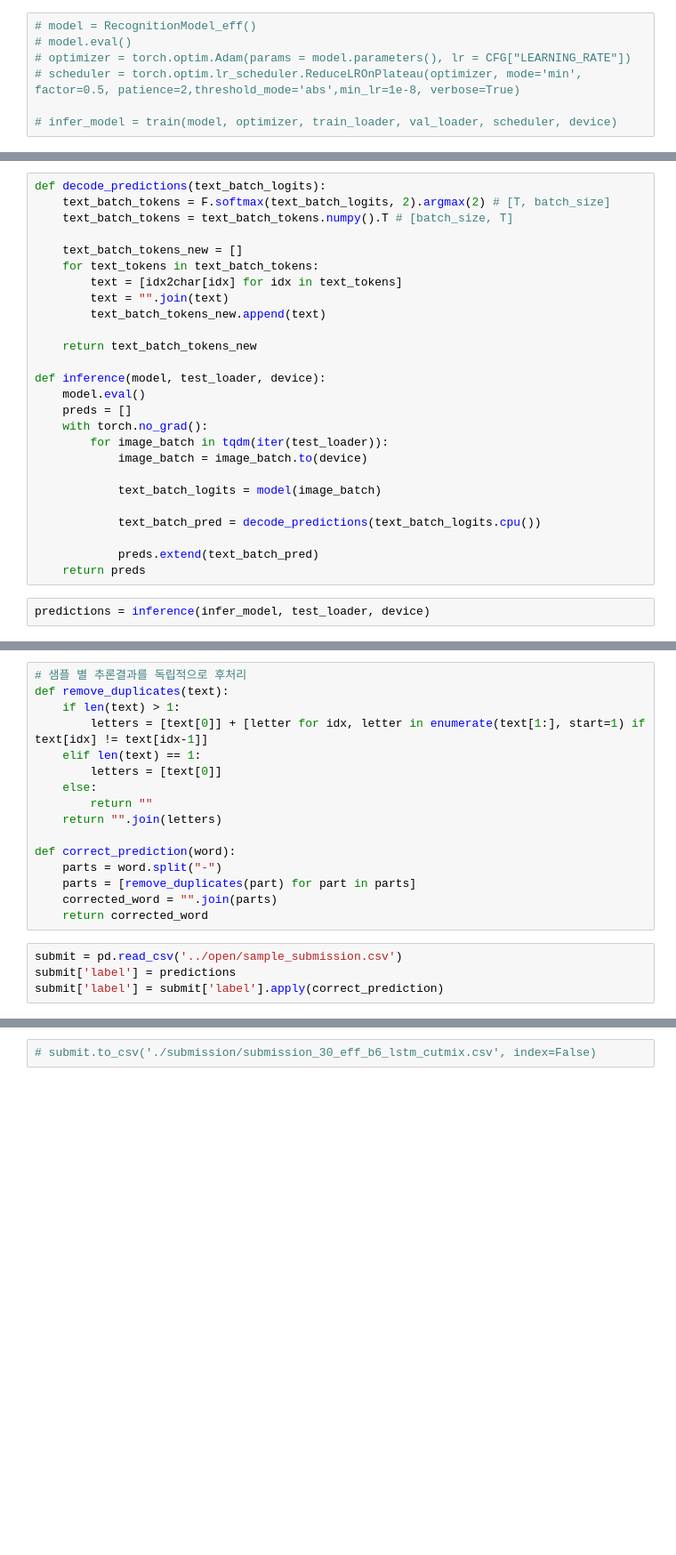
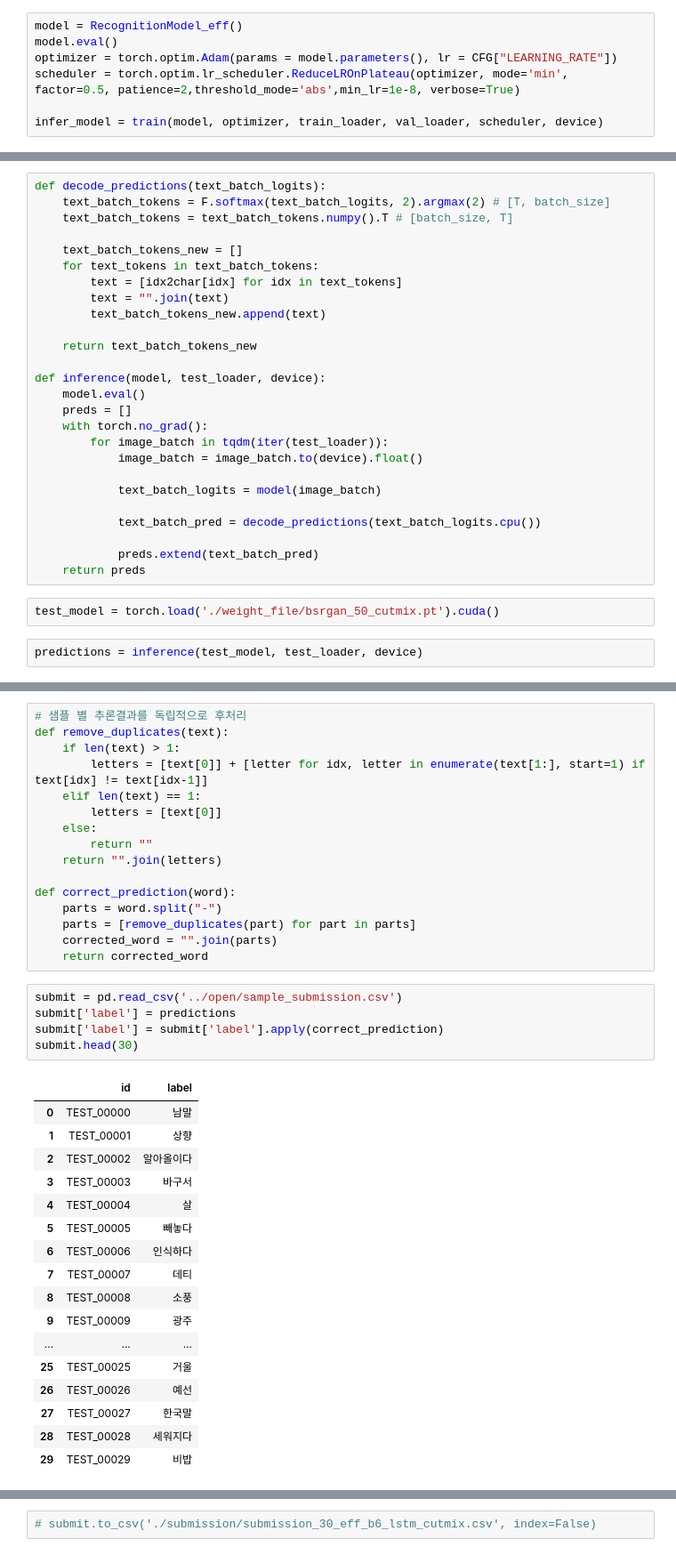
Before and after one commit to kimjunsu97/Dacon_KYOWON, a Jupyter notebook: Dacon_Kyowon.ipynb, the cells around one changed output, grey strips where cells are left out. Shown at 89% size. Cells and saved outputs as stored; diff of their text form; blank space fills up the shorter version.

```diff
--- a/Dacon_Kyowon.ipynb
+++ b/Dacon_Kyowon.ipynb
@@ -501,9 +566,9 @@ import gc
 gc.collect()
 torch.cuda.empty_cache()
 # %%
-# model = RecognitionModel_eff()
-# model.eval()
-# optimizer = torch.optim.Adam(params = model.parameters(), lr = CFG["LEARNING_RATE"])
-# scheduler = torch.optim.lr_scheduler.ReduceLROnPlateau(optimizer, mode='min', factor=0.5, patience=2,threshold_mode='abs',min_lr=1e-8, verbose=True)
+model = RecognitionModel_eff()
+model.eval()
+optimizer = torch.optim.Adam(params = model.parameters(), lr = CFG["LEARNING_RATE"])
+scheduler = torch.optim.lr_scheduler.ReduceLROnPlateau(optimizer, mode='min', factor=0.5, patience=2,threshold_mode='abs',min_lr=1e-8, verbose=True)
 
-# infer_model = train(model, optimizer, train_loader, val_loader, scheduler, device)
+infer_model = train(model, optimizer, train_loader, val_loader, scheduler, device)
@@ -541,7 +609,7 @@ def inference(model, test_loader, device):
     preds = []
     with torch.no_grad():
         for image_batch in tqdm(iter(test_loader)):
-            image_batch = image_batch.to(device)
+            image_batch = image_batch.to(device).float()
 
             text_batch_logits = model(image_batch)
 
@@ -549,7 +617,9 @@ def inference(model, test_loader, device):
 
             preds.extend(text_batch_pred)
     return preds
+# %%
+test_model = torch.load('./weight_file/bsrgan_50_cutmix.pt').cuda()
 # %%
-predictions = inference(infer_model, test_loader, device)
+predictions = inference(test_model, test_loader, device)
 # %%
 print(predictions)
@@ -572,5 +644,24 @@ def correct_prediction(word):
 # %%
 submit = pd.read_csv('../open/sample_submission.csv')
 submit['label'] = predictions
 submit['label'] = submit['label'].apply(correct_prediction)
+submit.head(30)
+# %% [output]
+|  | id | label |
+| 0 | TEST_00000 | 남말 |
+| 1 | TEST_00001 | 상향 |
+| 2 | TEST_00002 | 알아올이다 |
+| 3 | TEST_00003 | 바구서 |
+| 4 | TEST_00004 | 살 |
+| 5 | TEST_00005 | 빼놓다 |
+| 6 | TEST_00006 | 인식하다 |
+| 7 | TEST_00007 | 데티 |
+| 8 | TEST_00008 | 소풍 |
+| 9 | TEST_00009 | 광주 |
+| ... | ... | ... |
+| 25 | TEST_00025 | 거울 |
+| 26 | TEST_00026 | 예선 |
+| 27 | TEST_00027 | 한국말 |
+| 28 | TEST_00028 | 세워지다 |
+| 29 | TEST_00029 | 비밥 |
 # %%
```
Also changed, not shown: parts of 59 cells of this notebook, 4 other files.
